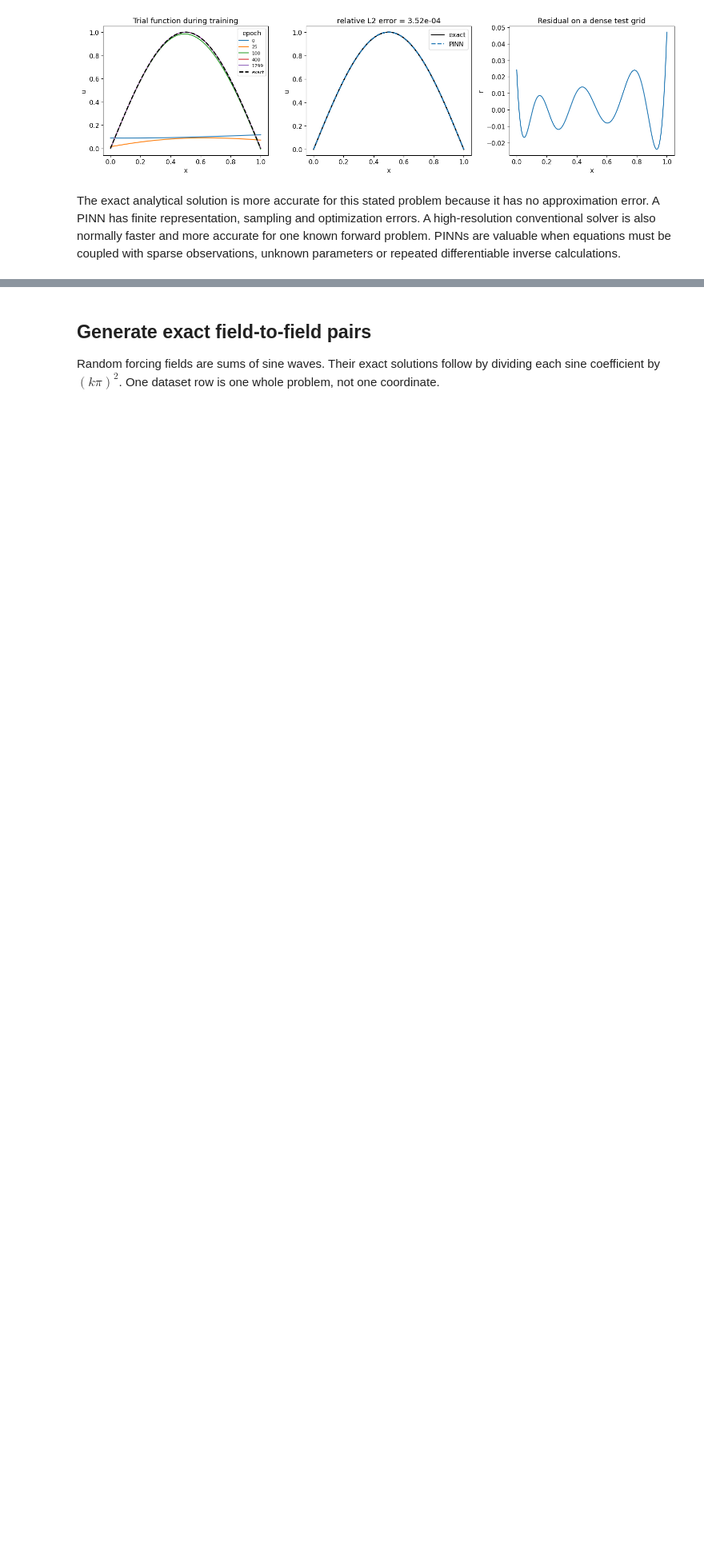
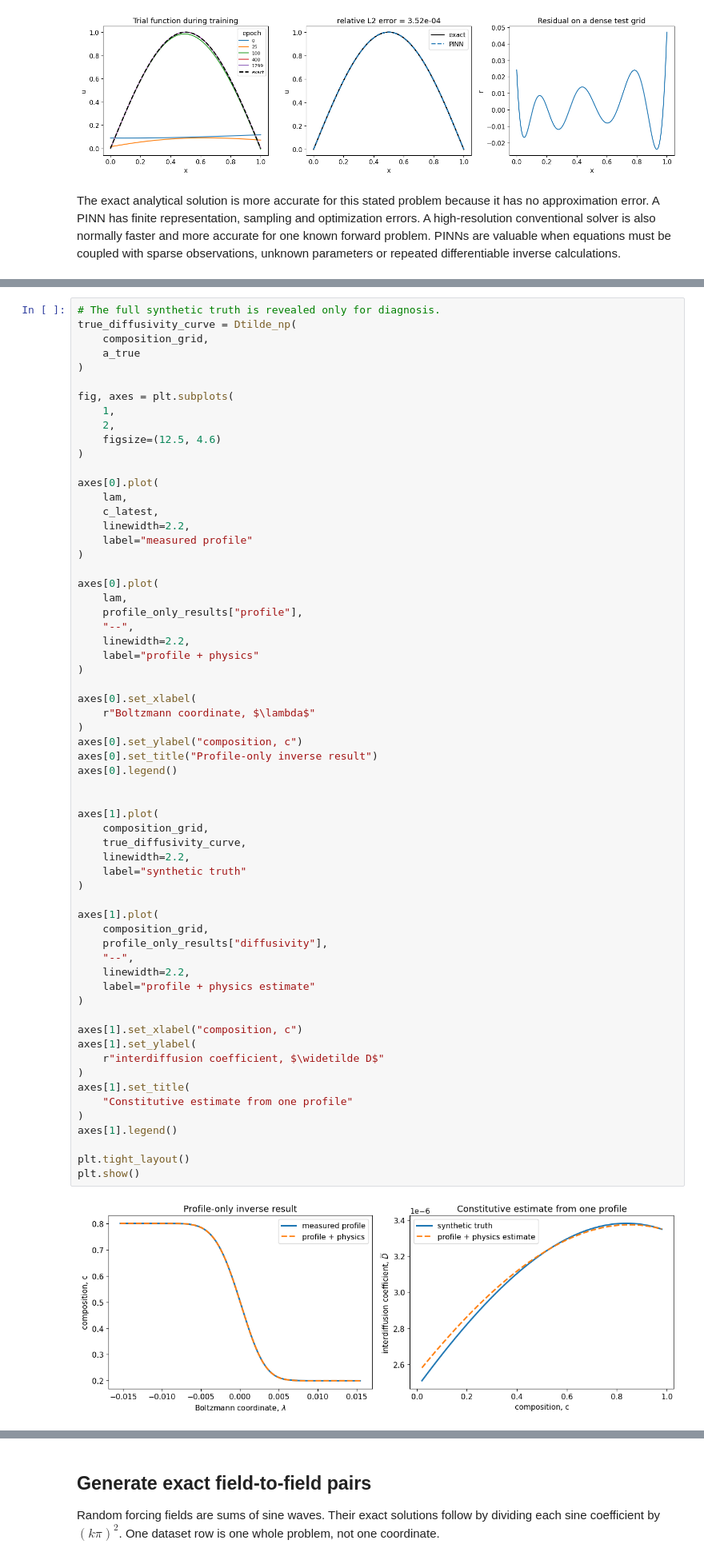
Before and after one commit to sai-mat-group/ai-ml-for-materials-2026, a Jupyter notebook: notebooks/04-OLS_NN_PINN_FNO_PINO/04-updated_OLS_NN_PINN_FNO_PINO.ipynb, the cells around one changed output, grey strips where cells are left out. Shown at 80% size. Saved outputs shown, nothing was run; the diff lists cells and outputs as text; blank space fills up the shorter version.

```diff
--- a/notebooks/04-revised_OLS_NN_PINN_FNO_PINO.ipynb
+++ b/notebooks/04-OLS_NN_PINN_FNO_PINO/04-updated_OLS_NN_PINN_FNO_PINO.ipynb
@@ -3340,0 +3621,64 @@ The correct conclusion is conditional: the recovered curve is selected by the ob
+# %%
+# The full synthetic truth is revealed only for diagnosis.
+true_diffusivity_curve = Dtilde_np(
+    composition_grid,
+    a_true
+)
+
+fig, axes = plt.subplots(
+    1,
+    2,
+    figsize=(12.5, 4.6)
+)
+
+axes[0].plot(
+    lam,
+    c_latest,
+    linewidth=2.2,
+    label="measured profile"
+)
+
+axes[0].plot(
+    lam,
+    profile_only_results["profile"],
+    "--",
+    linewidth=2.2,
+    label="profile + physics"
+)
+
+axes[0].set_xlabel(
+    r"Boltzmann coordinate, $\lambda$"
+)
+axes[0].set_ylabel("composition, c")
+axes[0].set_title("Profile-only inverse result")
+axes[0].legend()
+
+
+axes[1].plot(
+    composition_grid,
+    true_diffusivity_curve,
+    linewidth=2.2,
+    label="synthetic truth"
+)
+
+axes[1].plot(
+    composition_grid,
+    profile_only_results["diffusivity"],
+    "--",
+    linewidth=2.2,
+    label="profile + physics estimate"
+)
+
+axes[1].set_xlabel("composition, c")
+axes[1].set_ylabel(
+    r"interdiffusion coefficient, $\widetilde D$"
+)
+axes[1].set_title(
+    "Constitutive estimate from one profile"
+)
+axes[1].legend()
+
+plt.tight_layout()
+plt.show()
+# %% [output]
+[figure, added]
```
Also changed, not shown: parts of 90 cells of this notebook, 1 other file.
